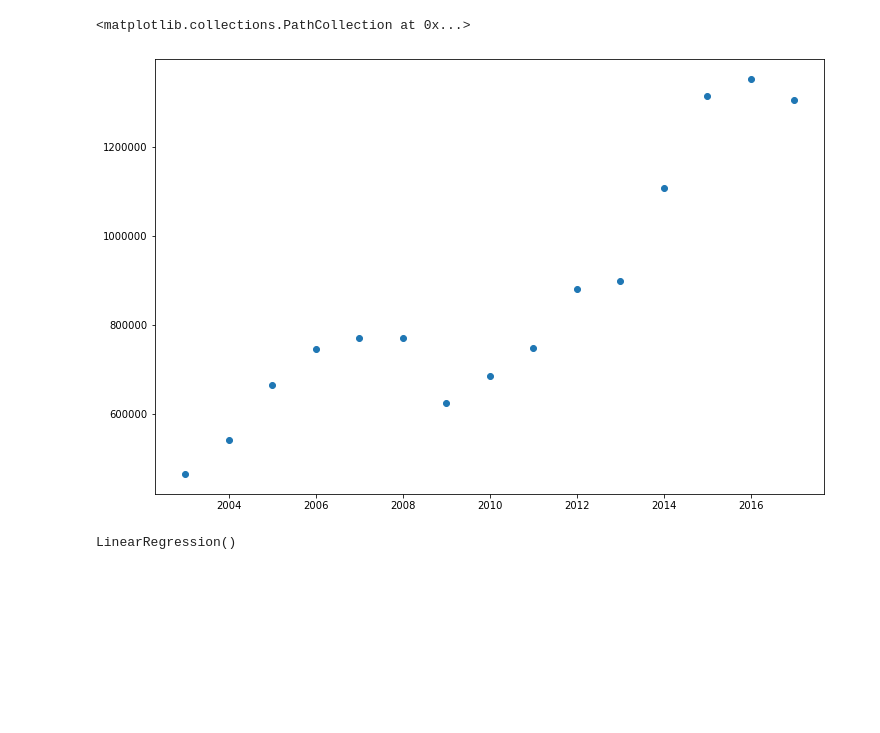
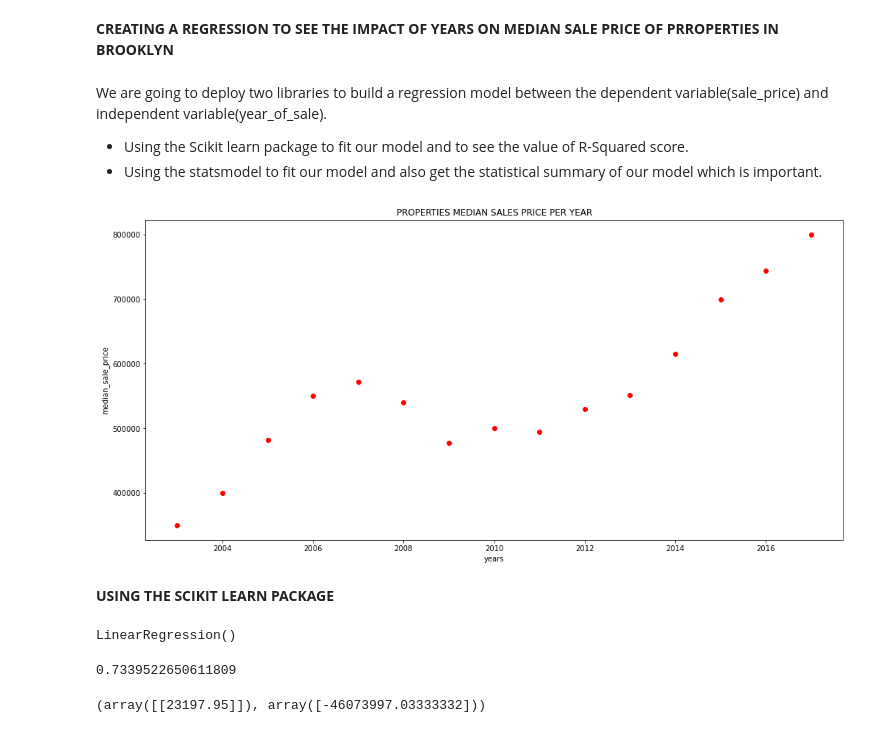
Before and after one commit to cappymayor/Brooklyn_real-estate_project, a Jupyter notebook: Regression_model_notebook.ipynb, the cells around one changed output. Cells and saved outputs as stored; diff of their text form; code cells hidden in the pictures; blank space fills up the shorter version.

Commit message:
regression notebook

```diff
--- a/Regression_model_notebook.ipynb
+++ b/Regression_model_notebook.ipynb
@@ -11,5 +15,5 @@ import statsmodels.api as sm
 # %%
-properties = pd.read_csv("full_sale.csv")
+properties = pd.read_csv("fulll_sale.csv")
 # %%
 properties.head()
 # %% [output]
@@ -34,0 +39,3 @@ year_price = properties.groupby("year_of_sale")["sale_price"].mean().reset_index
+# %%
+#Adding constant to our dataframe
+properties = sm.add_constant(properties)
@@ -35,9 +86,25 @@ year_price = properties.groupby("year_of_sale")["sale_price"].mean().reset_index
+# %% [markdown]
+**CREATING A REGRESSION TO SEE THE IMPACT OF YEARS ON MEDIAN SALE PRICE OF PRROPERTIES IN BROOKLYN**
+# %% [markdown]
+We are going to deploy two libraries to build a regression model between the dependent variable(sale_price) and independent variable(year_of_sale).
+
+- Using the Scikit learn package to fit our model and to see the value of R-Squared score.
+- Using the statsmodel to fit our model and also get the statistical summary of our model which is important.
+# %%
+#grouping by the year and getting the median sale price for each year
+year_price = properties.groupby("year_of_sale")["sale_price"].median().reset_index().rename(columns=({"sale_price":
+                                                                                                      "median_sale_price"}))
 # %%
-plt.figure(figsize=(12, 8))
+plt.figure(figsize=(17, 8))
 plt.ticklabel_format(axis="y", style="plain")
-plt.scatter(year_price["year_of_sale"], year_price["average_sale_price"])
+plt.scatter(year_price["year_of_sale"], year_price["median_sale_price"], color = "red")
+plt.xlabel("years")
+plt.ylabel("median_sale_price")
+plt.title("PROPERTIES MEDIAN SALES PRICE PER YEAR")
+plt.show()
 # %% [output]
-<matplotlib.collections.PathCollection at 0x...>
-[figure, old version]
+[figure, new version]
+# %% [markdown]
+**USING THE SCIKIT LEARN PACKAGE**
 # %%
 x = year_price[["year_of_sale"]]
@@ -47,4 +114,14 @@ regressor = LinearRegression()
 regressor.fit(x, y)
 # %% [output]
 LinearRegression()
+# %%
+# R-Squared value
+regressor.score(x, y)
+# %% [output]
+0.7339522650611809
+# %%
+# value of y-intercept and the coefficient.
+regressor.coef_, regressor.intercept_
+# %% [output]
+(array([[23197.95]]), array([-46073997.03333332]))
 # %%
```
Also changed, not shown: parts of 32 cells of this notebook.
